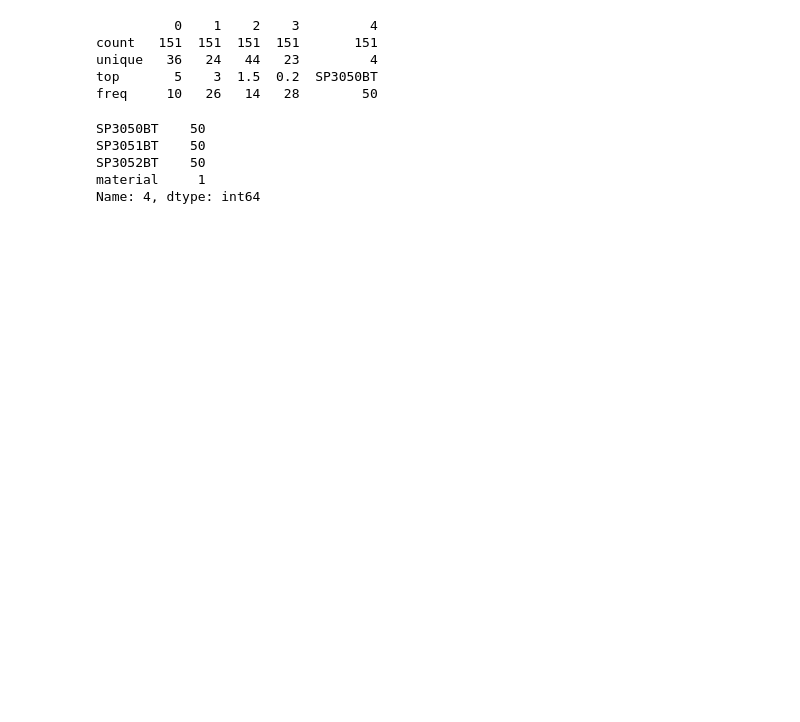
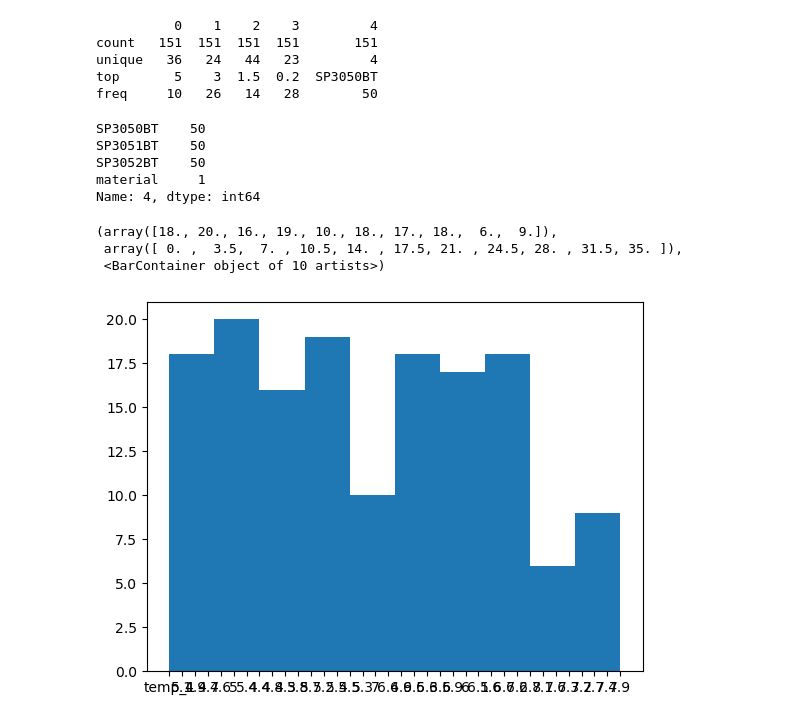
Before and after one commit to kevinsenan/PfDA-Assignment-2023, a Jupyter notebook: PfDA Assignment 2023.ipynb, the cells around one changed output. Saved outputs shown, nothing was run; the diff lists cells and outputs as text; code cells hidden in the pictures; blank space fills up the shorter version.

```diff
--- a/PfDA Assignment 2023.ipynb
+++ b/PfDA Assignment 2023.ipynb
@@ -42,3 +44,10 @@ SP3051BT    50
 SP3052BT    50
 material     1
 Name: 4, dtype: int64
+# %%
+plt.hist(df[0])
+# %% [output]
+(array([18., 20., 16., 19., 10., 18., 17., 18.,  6.,  9.]),
+ array([ 0. ,  3.5,  7. , 10.5, 14. , 17.5, 21. , 24.5, 28. , 31.5, 35. ]),
+ <BarContainer object of 10 artists>)
+[figure, added]
```
Also changed, not shown: parts of 4 cells of this notebook.
